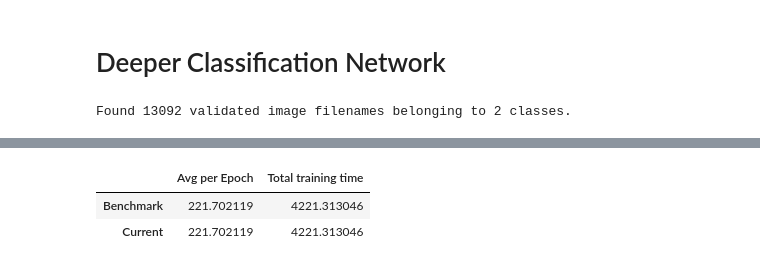
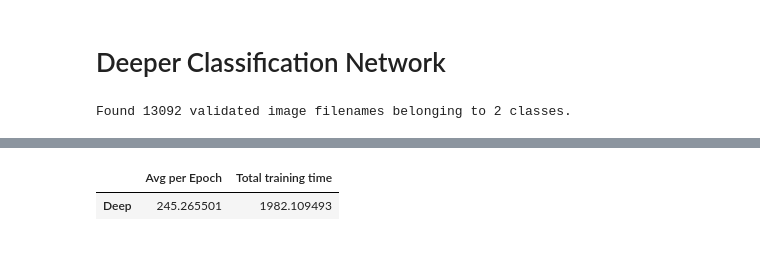
Before and after one commit to poonsinta96/GenderFacialRecognition, a Jupyter notebook: CZ4042_Project.ipynb, the cells around one changed output, grey strips where cells are left out. Drawn from its saved outputs; the diff is of its cells as text; code cells hidden in the pictures.

```diff
--- a/CZ4042_Project.ipynb
+++ b/CZ4042_Project.ipynb
@@ -622,8 +624,7 @@ plt.show()
 # %%
 pd.DataFrame([[sum(time_callback.times[1:])/len(time_callback.times[1:]),sum(time_callback.times)]],
-             ['Bench'Current'],
+             ['Deep'],
              ['Avg per Epoch', 'Total training time'])
 # %% [output]
 |  | Avg per Epoch | Total training time |
-| Benchmark | 221.702119 | 4221.313046 |
-| Current | 221.702119 | 4221.313046 |
+| Deep | 245.265501 | 1982.109493 |
```
Also changed, not shown: parts of 16 cells of this notebook.
